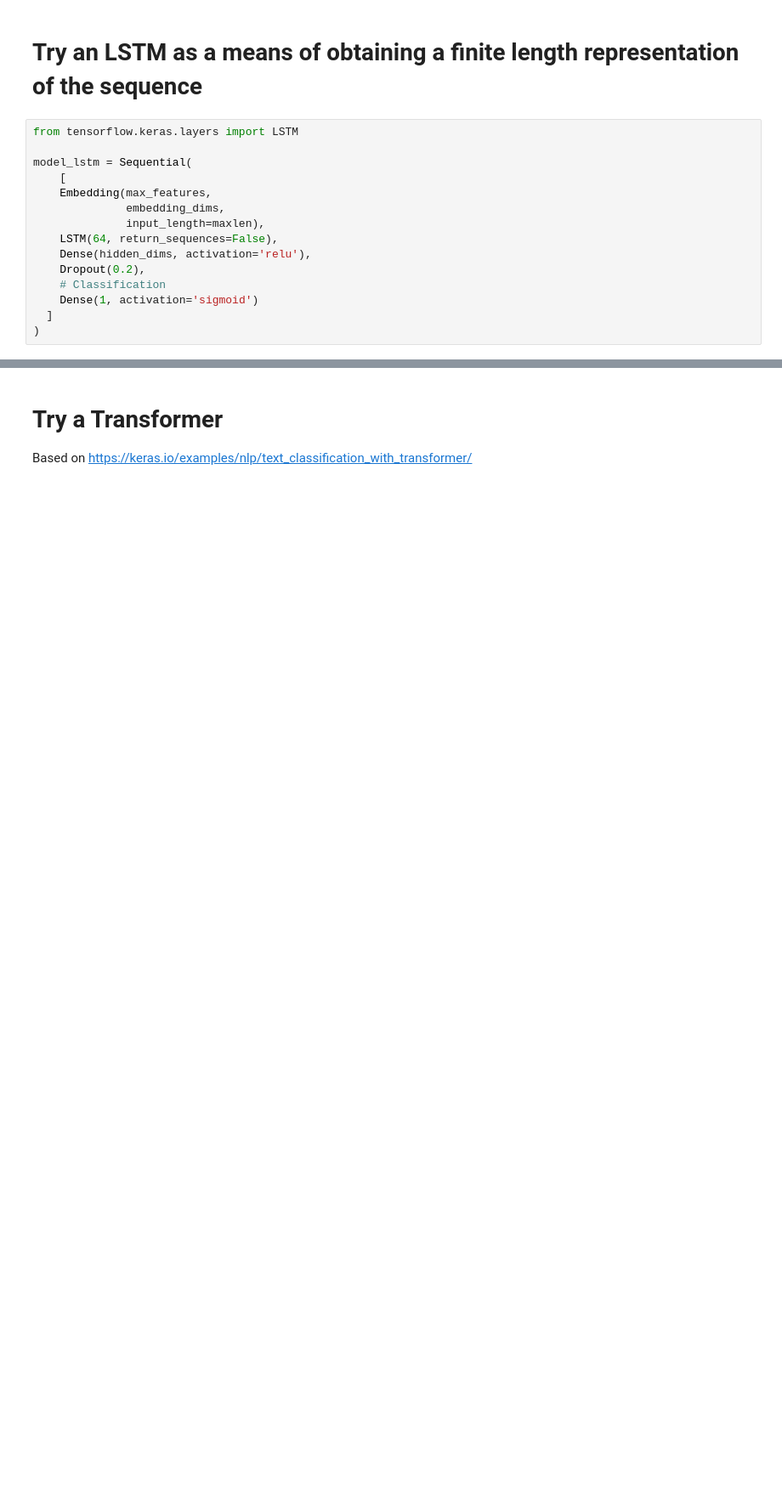
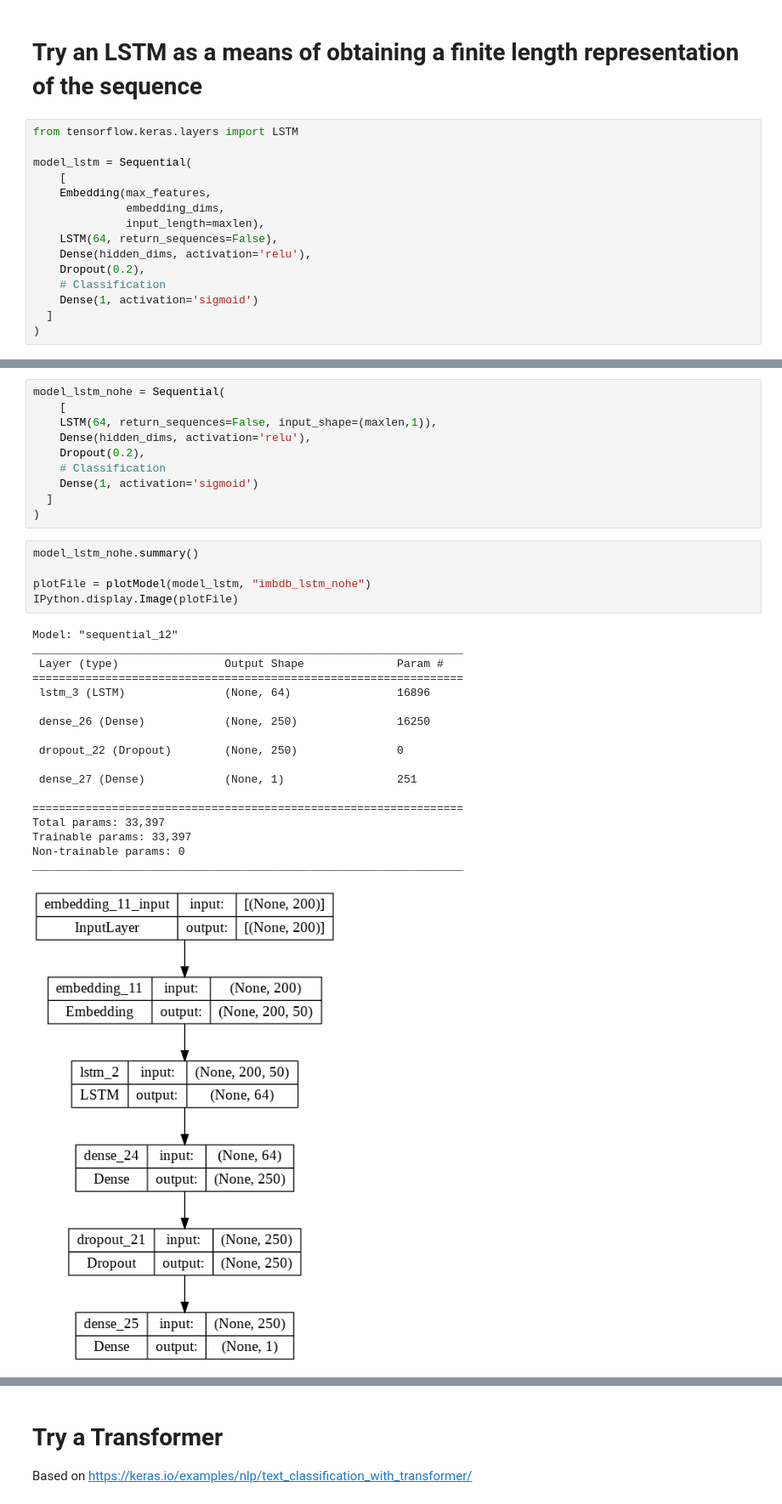
Before and after one commit to kenperry-public/ML_Fall_2022, a Jupyter notebook: Keras_examples_imdb_cnn.ipynb, the cells around one changed output, grey strips where cells are left out. Shown at 85% size. Saved outputs shown, nothing was run; the diff lists cells and outputs as text; blank space fills up the shorter version.

```diff
--- a/Keras_examples_imdb_cnn.ipynb
+++ b/Keras_examples_imdb_cnn.ipynb
@@ -530,0 +540,34 @@ plot_training(history_lstm)
+# %%
+model_lstm_nohe = Sequential(
+    [
+    LSTM(64, return_sequences=False, input_shape=(maxlen,1)),
+    Dense(hidden_dims, activation='relu'),
+    Dropout(0.2),
+    # Classification
+    Dense(1, activation='sigmoid')
+  ]
+)
+# %%
+model_lstm_nohe.summary()
+
+plotFile = plotModel(model_lstm, "imbdb_lstm_nohe")
+IPython.display.Image(plotFile)
+# %% [output]
+Model: "sequential_12"
+_________________________________________________________________
+ Layer (type)                Output Shape              Param #
+=================================================================
+ lstm_3 (LSTM)               (None, 64)                16896
+
+ dense_26 (Dense)            (None, 250)               16250
+
+ dropout_22 (Dropout)        (None, 250)               0
+
+ dense_27 (Dense)            (None, 1)                 251
+
+=================================================================
+Total params: 33,397
+Trainable params: 33,397
+Non-trainable params: 0
+_________________________________________________________________
+[figure, added]
```
Also changed, not shown: parts of 34 cells of this notebook, 51 other files.
